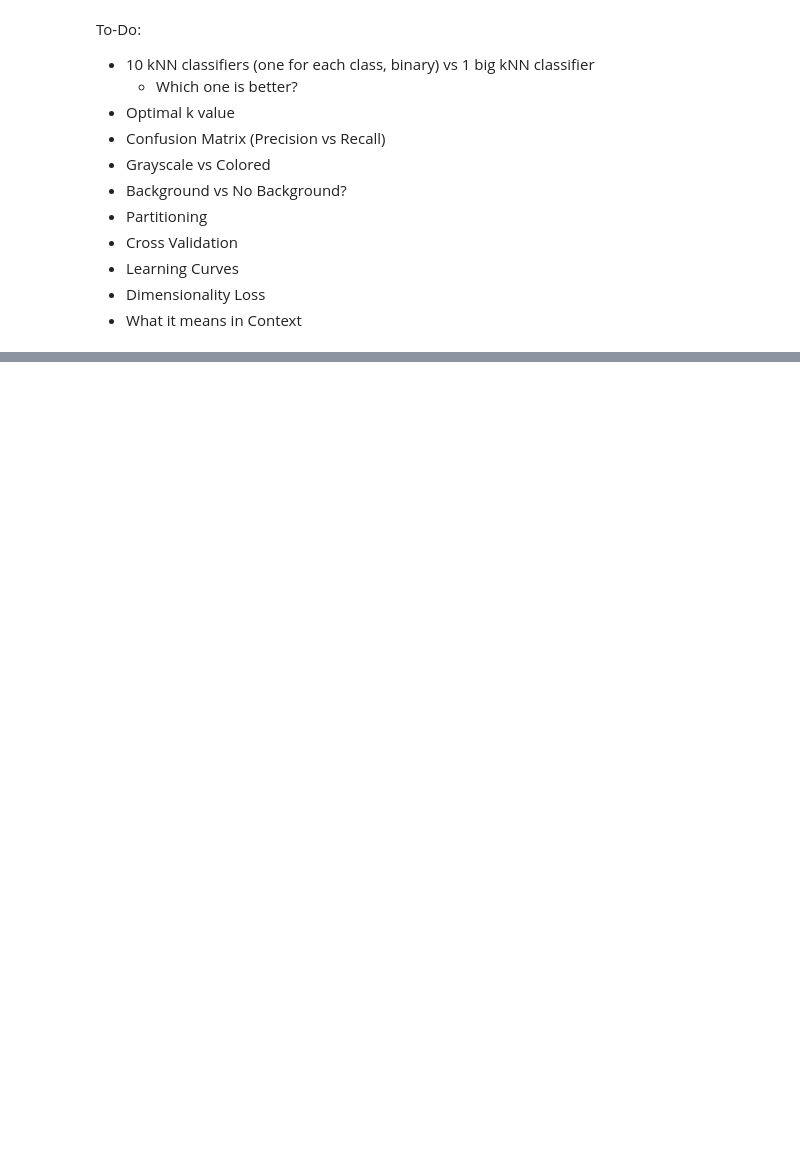
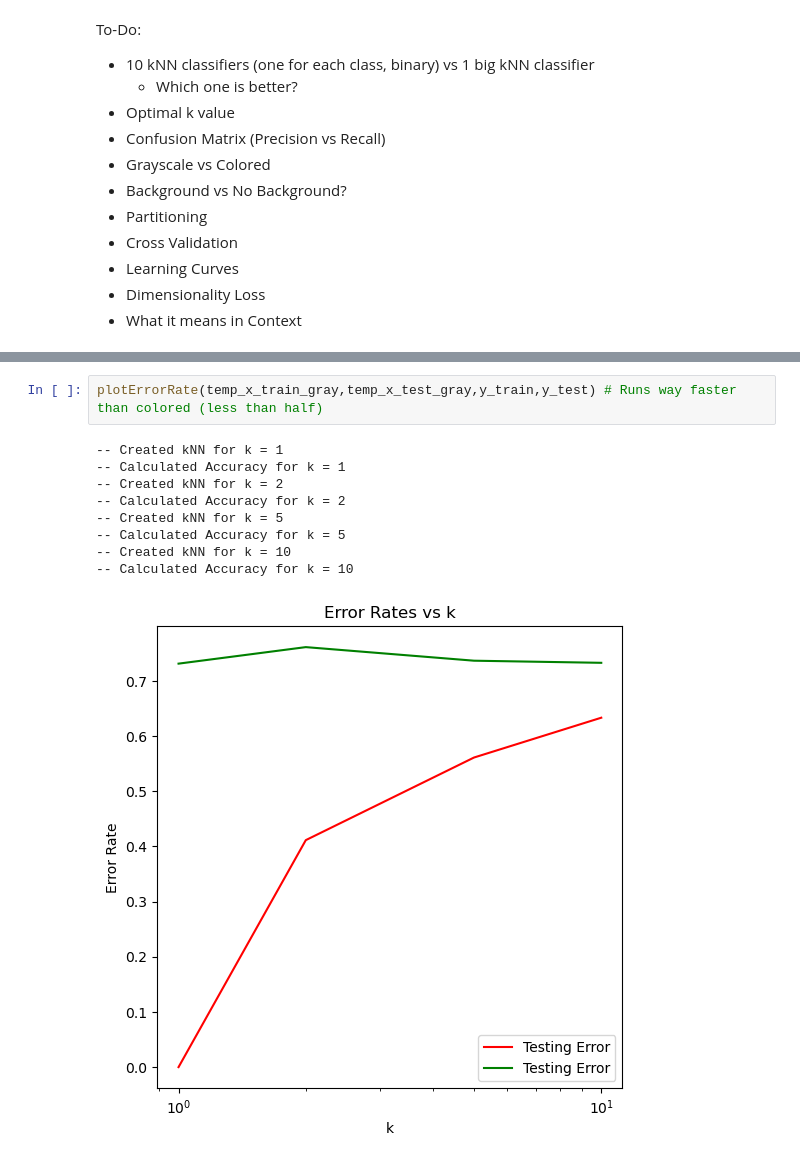
Before and after one commit to CY12-bit/cs178-cifar-10, a Jupyter notebook: Notebooks/kNN.ipynb, the cells around one changed output, grey strips where cells are left out. Saved outputs shown, nothing was run; the diff lists cells and outputs as text; blank space fills up the shorter version.

```diff
--- a/Notebooks/kNN.ipynb
+++ b/Notebooks/kNN.ipynb
@@ -141,0 +140,12 @@ Accuracy for Grayscale kNN: 0.26311111111111113
+# %%
+plotErrorRate(temp_x_train_gray,temp_x_test_gray,y_train,y_test) # Runs way faster than colored (less than half)
+# %% [output]
+-- Created kNN for k = 1
+-- Calculated Accuracy for k = 1
+-- Created kNN for k = 2
+-- Calculated Accuracy for k = 2
+-- Created kNN for k = 5
+-- Calculated Accuracy for k = 5
+-- Created kNN for k = 10
+-- Calculated Accuracy for k = 10
+[figure, added]
```
Also changed, not shown: parts of 19 cells of this notebook, 1 other file.
